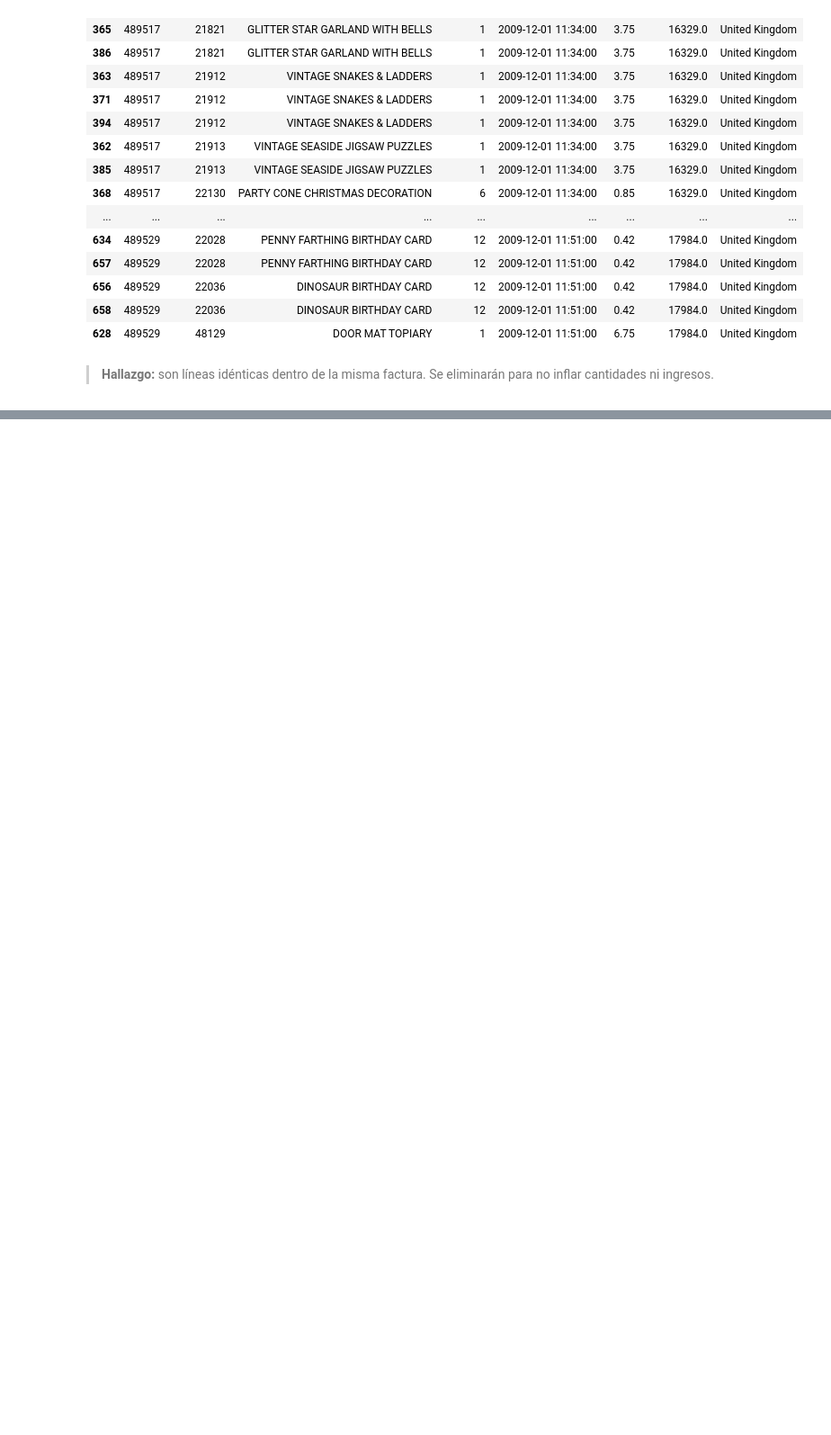
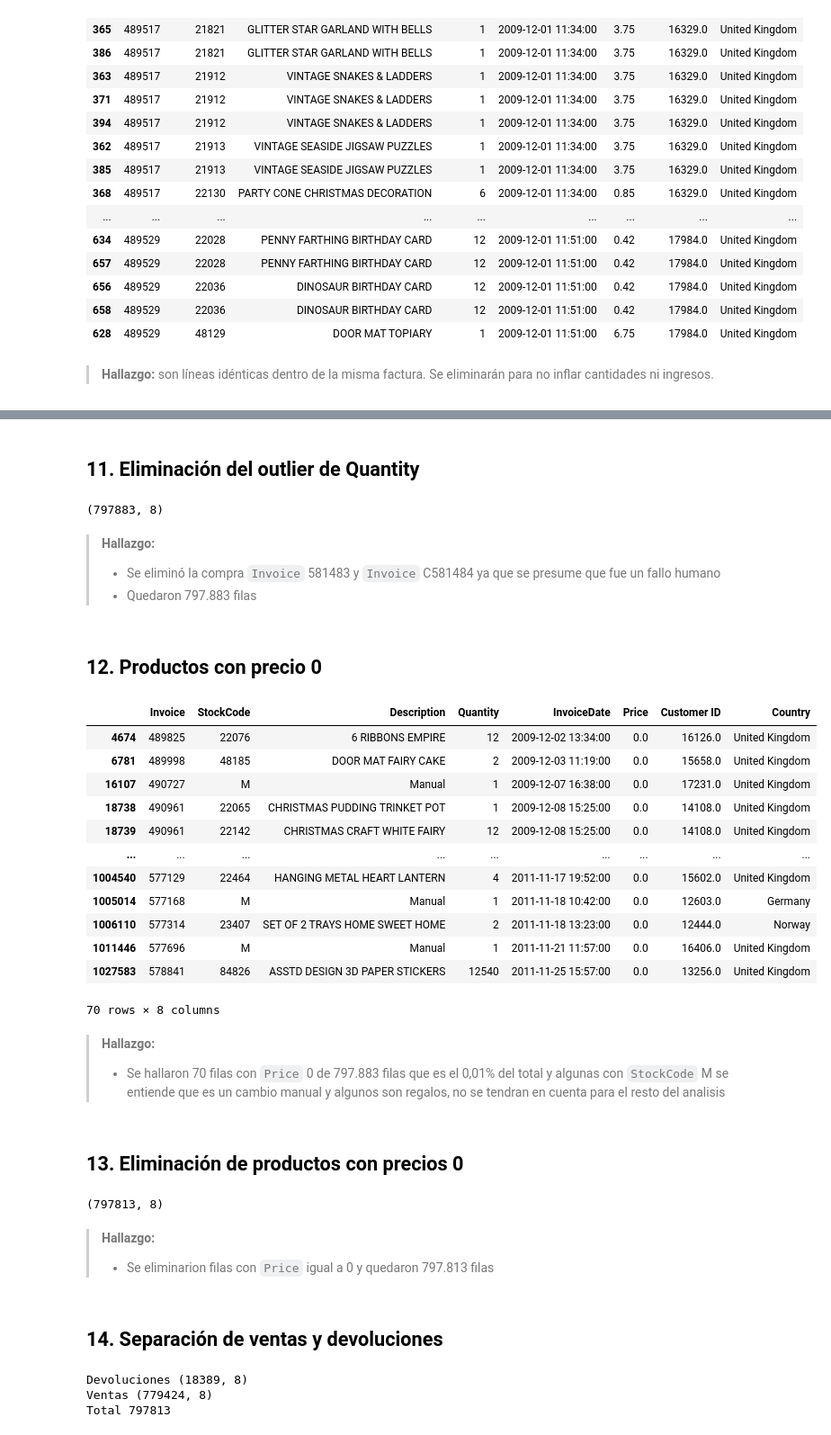
Before and after one commit to Bootcamp-DA-P3/Proyecto_EDA_Exploratory_Data_Analysis_Franco, a Jupyter notebook: notebooks/01_eda_online_retail.ipynb, the cells around one changed output, grey strips where cells are left out. Shown at 90% size. Saved outputs shown, nothing was run; the diff lists cells and outputs as text; code cells hidden in the pictures; blank space fills up the shorter version.

```diff
--- a/notebooks/01_eda_online_retail.ipynb
+++ b/notebooks/01_eda_online_retail.ipynb
@@ -120,0 +123,3 @@ dups.sort_values(['Invoice','StockCode']).head(20)
+# %%
+df_clean = df_clean.drop_duplicates()
+df_clean.shape
@@ -120,0 +163,54 @@ dups.sort_values(['Invoice','StockCode']).head(20)
+# %% [markdown]
+## 11. Eliminación del outlier de Quantity
+# %%
+df_clean = df_clean.drop([1065882, 1065883])
+df_clean.shape
+# %% [output]
+(797883, 8)
+# %% [markdown]
+> **Hallazgo:**
+> - Se eliminó la compra `Invoice` 581483 y `Invoice` C581484 ya que se presume que fue un fallo humano
+> - Quedaron 797.883 filas
+# %% [markdown]
+## 12. Productos con precio 0
+# %%
+df_clean[df_clean['Price']==0]
+# %% [output]
+|  | Invoice | StockCode | Description | Quantity | InvoiceDate | Price | Customer ID | Country |
+| 4674 | 489825 | 22076 | 6 RIBBONS EMPIRE | 12 | 2009-12-02 13:34:00 | 0.0 | 16126.0 | United Kingdom |
+| 6781 | 489998 | 48185 | DOOR MAT FAIRY CAKE | 2 | 2009-12-03 11:19:00 | 0.0 | 15658.0 | United Kingdom |
+| 16107 | 490727 | M | Manual | 1 | 2009-12-07 16:38:00 | 0.0 | 17231.0 | United Kingdom |
+| 18738 | 490961 | 22065 | CHRISTMAS PUDDING TRINKET POT | 1 | 2009-12-08 15:25:00 | 0.0 | 14108.0 | United Kingdom |
+| 18739 | 490961 | 22142 | CHRISTMAS CRAFT WHITE FAIRY | 12 | 2009-12-08 15:25:00 | 0.0 | 14108.0 | United Kingdom |
+| ... | ... | ... | ... | ... | ... | ... | ... | ... |
+| 1004540 | 577129 | 22464 | HANGING METAL HEART LANTERN | 4 | 2011-11-17 19:52:00 | 0.0 | 15602.0 | United Kingdom |
+| 1005014 | 577168 | M | Manual | 1 | 2011-11-18 10:42:00 | 0.0 | 12603.0 | Germany |
+| 1006110 | 577314 | 23407 | SET OF 2 TRAYS HOME SWEET HOME | 2 | 2011-11-18 13:23:00 | 0.0 | 12444.0 | Norway |
+| 1011446 | 577696 | M | Manual | 1 | 2011-11-21 11:57:00 | 0.0 | 16406.0 | United Kingdom |
+| 1027583 | 578841 | 84826 | ASSTD DESIGN 3D PAPER STICKERS | 12540 | 2011-11-25 15:57:00 | 0.0 | 13256.0 | United Kingdom |
+70 rows × 8 columns
+# %% [markdown]
+> **Hallazgo:**
+> - Se hallaron 70 filas con `Price` 0 de 797.883 filas que es el 0,01% del total y algunas con `StockCode` M se entiende que es un cambio manual y algunos son regalos, no se tendran en cuenta para el resto del analisis
+# %% [markdown]
+## 13.  Eliminación de productos con precios 0
+# %%
+df_clean = df_clean[df_clean['Price'].abs() > 0]
+df_clean.shape
+# %% [output]
+(797813, 8)
+# %% [markdown]
+> **Hallazgo:**
+> - Se eliminarion filas con `Price` igual a 0 y quedaron 797.813 filas
+# %% [markdown]
+## 14. Separación de ventas y devoluciones
+# %%
+ventas = df_clean[df_clean['Quantity'] > 0]
+devoluciones = df_clean[df_clean['Quantity'] < 0]
+print("Devoluciones", devoluciones.shape)
+print("Ventas", ventas.shape)
+print("Total", ventas.shape[0] + devoluciones.shape[0])
+# %% [output]
+Devoluciones (18389, 8)
+Ventas (779424, 8)
+Total 797813
```
Also changed, not shown: parts of 22 cells of this notebook.
